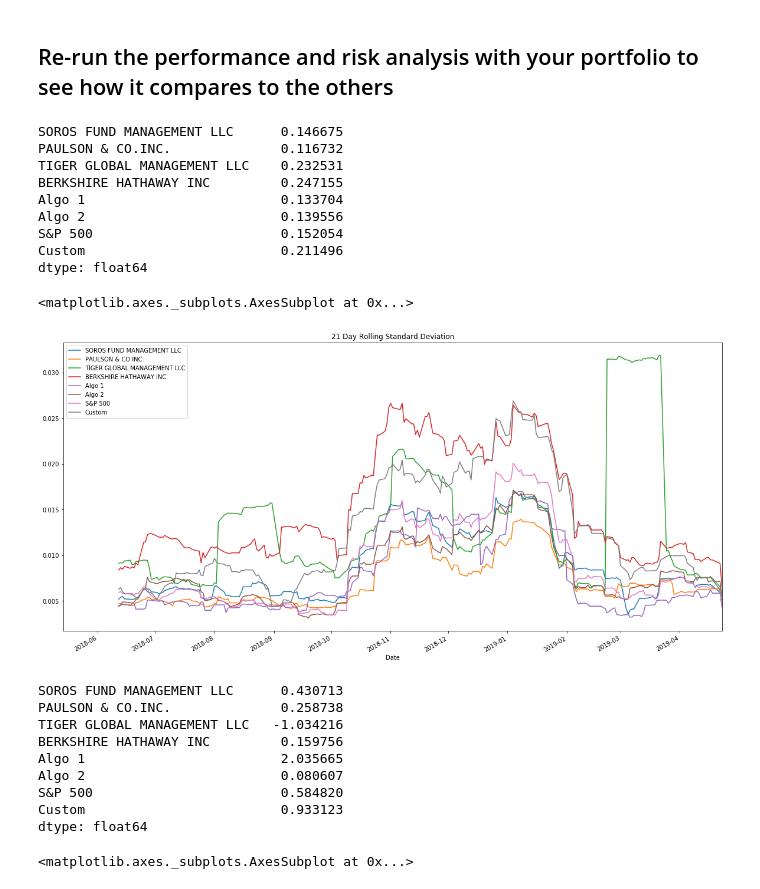
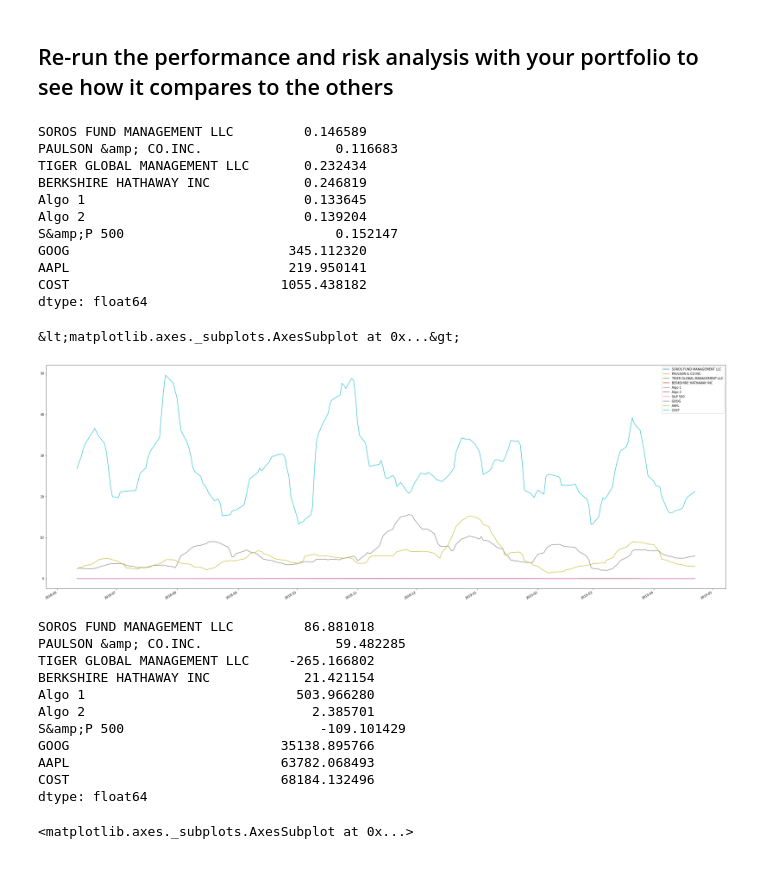
Before and after one commit to lanre00/FinTech, a Jupyter notebook: Homework/04-Pandas/HOMEWORK.ipynb, the cells around one changed output. Cells and saved outputs as stored; diff of their text form; code cells hidden in the pictures.

```diff
--- a/Homework/04-Pandas/HOMEWORK.ipynb
+++ b/Homework/04-Pandas/HOMEWORK.ipynb
@@ -431,4 +457,9 @@ In this section, you will build your own portfolio of stocks, calculate the retu
 # %%
 # Pivot so that each column of prices represents a unique symbol
 # YOUR CODE HERE
+columns = ['GOOG', 'AAPL', 'COST']
+
+all_stocks.columns = columns
+
+all_stocks.head()
 # %% [output]
@@ -442,4 +473,6 @@ In this section, you will build your own portfolio of stocks, calculate the retu
 # %%
 # Drop Nulls
 # YOUR CODE HERE
+all_stocks = all_stocks.dropna().copy()
+all_stocks.isnull().sum()
 # %% [output]
@@ -469,5 +510,10 @@ dtype: float64
 # %%
 # Add your "Custom" portfolio to the larger dataframe of fund returns
 # YOUR CODE HERE
+combined_port_df = pd.concat([cp, all_stocks], axis='columns', join='inner')
+
+combined_port_df.rename(columns={0:'Custom'}, inplace=True)
+
+combined_port_df.head(10)
 # %% [output]
 |  | SOROS FUND MANAGEMENT LLC | PAULSON & CO.INC. | TIGER GLOBAL MANAGEMENT LLC | BERKSHIRE HATHAWAY INC | Algo 1 | Algo 2 | ... |
@@ -480,39 +530,53 @@ dtype: float64
 # %%
 # Only compare dates where return data exists for all the stocks (drop NaNs)
 # YOUR CODE HERE
+combined_port_df = combined_port_df.dropna().copy()
 # %% [markdown]
 ## Re-run the performance and risk analysis with your portfolio to see how it compares to the others
 # %%
 # Risk
 # YOUR CODE HERE
+cpd_std = combined_port_df.std()
+annual_std = cpd_std * np.sqrt(252)
+
+annual_std
 # %% [output]
-SOROS FUND MANAGEMENT LLC      0.146675
-PAULSON & CO.INC.              0.116732
-TIGER GLOBAL MANAGEMENT LLC    0.232531
-BERKSHIRE HATHAWAY INC         0.247155
-Algo 1                         0.133704
-Algo 2                         0.139556
-S&P 500                        0.152054
-Custom                         0.211496
+SOROS FUND MANAGEMENT LLC         0.146589
+PAULSON &amp; CO.INC.                 0.116683
+TIGER GLOBAL MANAGEMENT LLC       0.232434
+BERKSHIRE HATHAWAY INC            0.246819
+Algo 1                            0.133645
+Algo 2                            0.139204
+S&amp;P 500                           0.152147
+GOOG                            345.112320
+AAPL                            219.950141
+COST                           1055.438182
 dtype: float64
 # %%
 # Rolling
 # YOUR CODE HERE
+
+combined_port_df.rolling(window=21).std().plot(figsize=(40,15))
 # %% [output]
-<matplotlib.axes._subplots.AxesSubplot at 0x...>
+&lt;matplotlib.axes._subplots.AxesSubplot at 0x...&gt;
-[figure, old version]
+[figure, new version]
 # %%
 # Annualized Sharpe Ratios
 # YOUR CODE HERE
+total_sharpe_ratio = (combined_port_df.mean() * 252) / cpd_std * np.sqrt(252)
+
+total_sharpe_ratio
 # %% [output]
-SOROS FUND MANAGEMENT LLC      0.430713
-PAULSON & CO.INC.              0.258738
-TIGER GLOBAL MANAGEMENT LLC   -1.034216
-BERKSHIRE HATHAWAY INC         0.159756
-Algo 1                         2.035665
-Algo 2                         0.080607
-S&P 500                        0.584820
-Custom                         0.933123
+SOROS FUND MANAGEMENT LLC         86.881018
+PAULSON &amp; CO.INC.                 59.482285
+TIGER GLOBAL MANAGEMENT LLC     -265.166802
+BERKSHIRE HATHAWAY INC            21.421154
+Algo 1                           503.966280
+Algo 2                             2.385701
+S&amp;P 500                         -109.101429
+GOOG                           35138.895766
+AAPL                           63782.068493
+COST                           68184.132496
 dtype: float64
 # %%
 # Visualize the sharpe ratios as a bar plot
```
Also changed, not shown: parts of 17 cells of this notebook.
